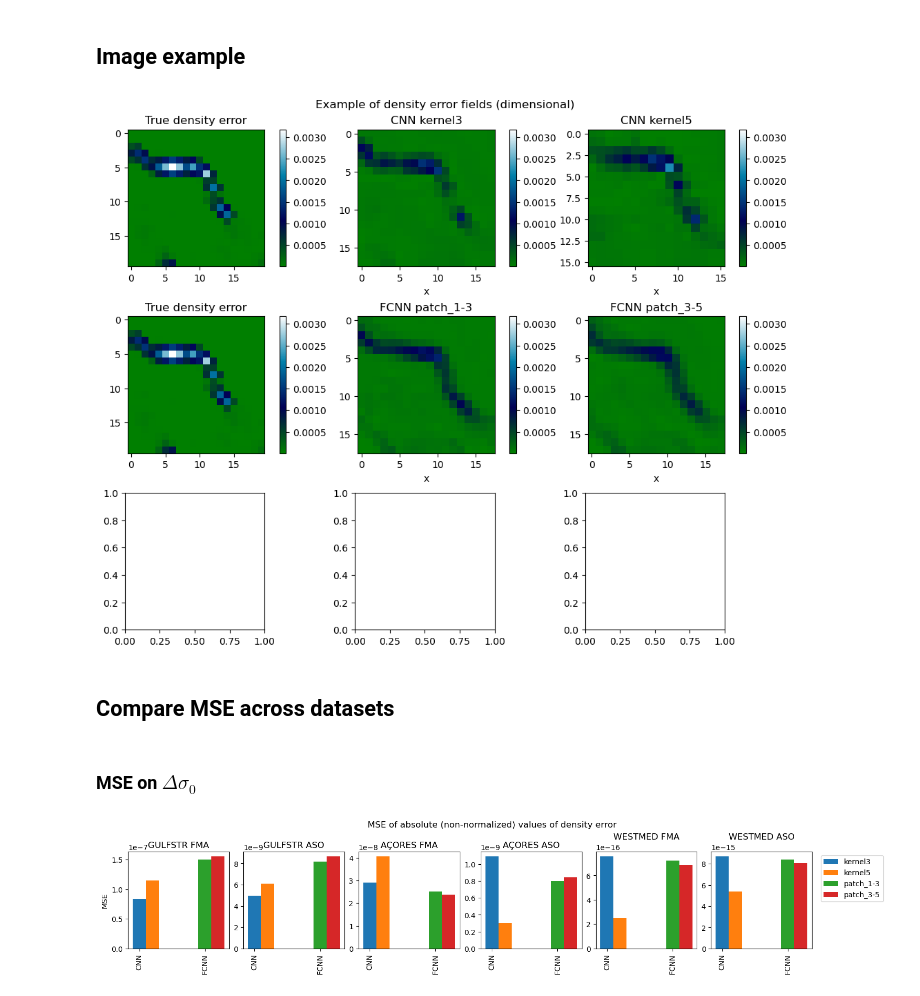
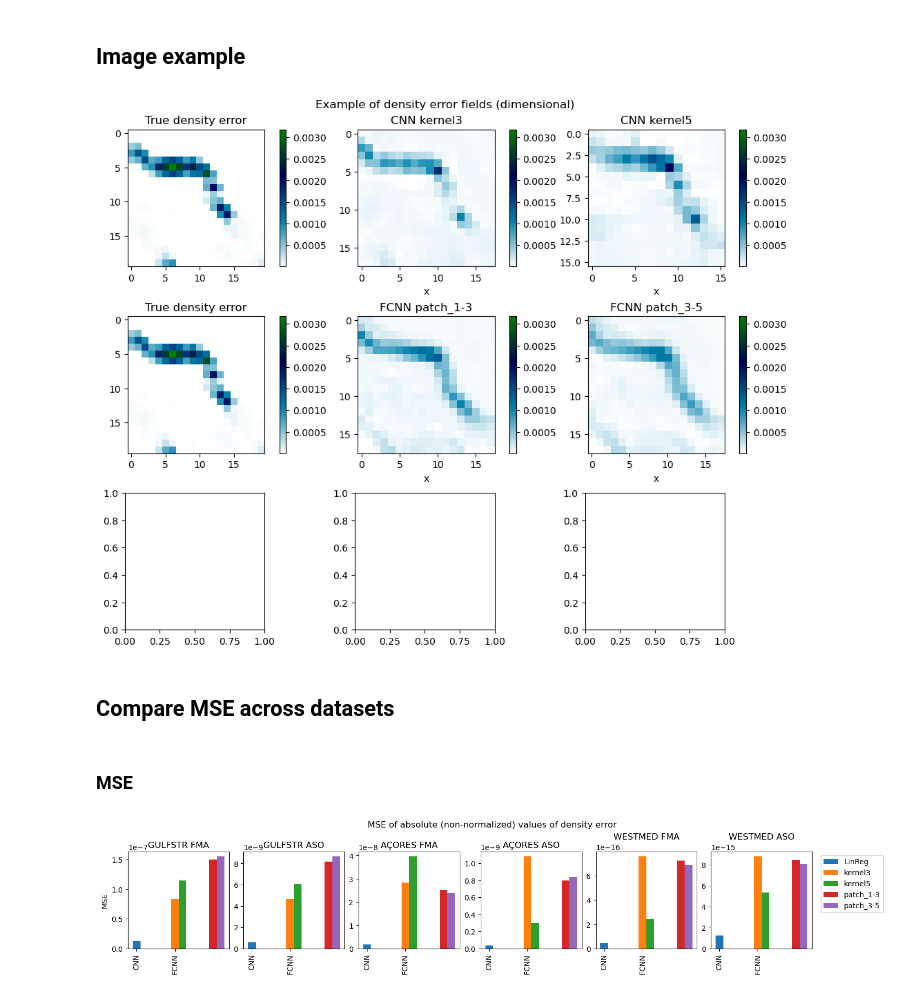
Before and after one commit to anastasiaGor/oceanDataNotebooks, a Jupyter notebook: density_ML/12-grad_based_loss.ipynb, the cells around one changed output. Cells and saved outputs as stored; diff of their text form; code cells hidden in the pictures.

```diff
--- a/density_ML/12-grad_based_loss.ipynb
+++ b/density_ML/12-grad_based_loss.ipynb
@@ -866,21 +855,21 @@ for exp_name in list_of_exps :
     exp[model_name][exp_name] = dict()
 # %%
 exp['CNN']['kernel3']['exp'] = Experiment(pl_class=CNN_Model_Class, \
-                      model=CNN(2,1,padding='valid', kernel_size=3).double(),\
+                      model=CNN(2,1, padding1='valid', kernel_size=3).double(),\
                       label='CNN', \
                       version_name='kernel3_batch4_grad_loss', \
-                      input_features={'normalized_sosstsst', 'normalized_rho_ct_ct'}, \
-                      target_features={'normalized_diff_sigma0_delta_sqr'},
+                      input_features=['normalized_sosstsst', 'normalized_rho_ct_ct'], \
+                      target_features=['normalized_diff_sigma0_delta_sqr'],
                       datamodule=datamodule,
                       max_epochs=50, \
                       limit_train_batches=1.0)
 # %%
 exp['CNN']['kernel5']['exp'] = Experiment(pl_class=CNN_Model_Class, \
-                      model=CNN(2,1,padding='valid', kernel_size=5).double(),\
+                      model=CNN(2, 1, padding1='valid', kernel_size=5).double(),\
                       label='CNN', \
                       version_name='kernel5_batch4_grad_loss', \
-                      input_features={'normalized_sosstsst', 'normalized_rho_ct_ct'}, \
-                      target_features={'normalized_diff_sigma0_delta_sqr'},
+                      input_features=['normalized_sosstsst', 'normalized_rho_ct_ct'], \
+                      target_features=['normalized_diff_sigma0_delta_sqr'],
                       datamodule=datamodule,
                       max_epochs=50, \
                       limit_train_batches=1.0)
@@ -955,0 +928,22 @@ Wall time: 11.9 µs
+# %%
+list_of_models = ['LinReg']
+# %%
+for i, model_name in enumerate(list_of_models) :
+    for j, exp_name in enumerate(list(exp[model_name].keys())) :
+        exp_dict = exp[model_name][exp_name]
+        model = exp_dict['exp'].NN
+        exp_dict['best_model'] = model.load_from_checkpoint(nnModel=model.nnModel, \
+                                                            checkpoint_path=exp_dict['exp'].get_checkpoint_path(), \
+                                                            **exp_dict['exp'].kwargs)
+        trainer = pl.Trainer(accelerator='gpu', devices=1)
+        print(model_name + ' ' + exp_name)
+        test_dict = trainer.test(exp_dict['best_model'], datamodule=test_datamodule)
+        exp_dict['loss_vs_dataset'] = dict()
+        exp_dict['loss_diffs_vs_dataset'] = dict()
+        for feature in ['sigma0_delta', 'normalized_sigma0_delta'] :
+            if 'loss_test_'+feature+'/dataloader_idx_0' in test_dict[0] :
+                exp_dict['loss_vs_dataset'][feature] = [test_dict[ds]['loss_test_'+feature+'/dataloader_idx_'+str(ds)] \
+                                                        for ds in range(len(data_dict))]
+            if 'loss_grad_test_'+feature+'/dataloader_idx_0' in test_dict[0] :
+                exp_dict['loss_diffs_vs_dataset'][feature] = [test_dict[ds]['loss_grad_test_'+feature+'/dataloader_idx_'+str(ds)] \
+                                                              for ds in range(len(data_dict))]
@@ -1067,25 +1085,25 @@ for i, model_name in enumerate(list_of_models) :
 # %%
 fig, ax = plt.subplots(ncols=3, nrows=3, figsize=(10,8), constrained_layout=True)
 fig.suptitle('Example of density error fields (dimensional)')
 
 for i, model_name in enumerate(list_of_models) :
-    img = ax[i,0].imshow(snapshot_true_error, cmap='ocean')
+    img = ax[i,0].imshow(snapshot_true_error, cmap='ocean_r')
     fig.colorbar(img, ax=ax[i,0])
     ax[i,0].set(title='True density error')
     color_min = img.colorbar.vmin
     color_max = img.colorbar.vmax
     for j, exp_name in enumerate(list(exp[model_name].keys())) :
         exp_dict = exp[model_name][exp_name]
-        img = ax[i,j+1].imshow(exp_dict['snapshot'], cmap='ocean', vmin=color_min, vmax=color_max)
+        img = ax[i,j+1].imshow(exp_dict['snapshot'], cmap='ocean_r', vmin=color_min, vmax=color_max)
         fig.colorbar(img, ax=ax[i,j+1])
         ax[i,j+1].set(title=model_name+' '+exp_name, xlabel='x')
 plt.show()
 # %% [output]
-[figure, old version]
+[figure, new version]
 # %% [markdown]
 ## Compare MSE across datasets
 # %% [markdown]
-### MSE on $\Delta \sigma_0$
+### MSE
 # %%
 fig, ax = plt.subplots(1, 6, constrained_layout=True, figsize=(15, 3.0))
 fig.suptitle('MSE of absolute (non-normalized) values of density error')
@@ -1095,12 +1113,14 @@ bar_width = 0.2
 feature = 'diff_sigma0_delta_sqr'
 
 for region in range(len(data_dict)) :
-    bar_counter = 0
+    ax[region].bar(0, exp['LinReg']['train_full']['loss_diffs_vs_dataset']['sigma0_delta'][region], \
+                   width=bar_width, color=list(mcolors.TABLEAU_COLORS.values())[0], label='LinReg')
+    bar_counter=1
     for i, model_name in enumerate(list_of_models) :
         for j, exp_name in enumerate(list(exp[model_name].keys())) :
             exp_dict = exp[model_name][exp_name]
             if (feature in exp_dict['loss_vs_dataset'].keys()) :
-                ax[region].bar(x[i]+j*bar_width, exp_dict['loss_vs_dataset'][feature][region], width=bar_width, color=list(mcolors.TABLEAU_COLORS.values())[bar_counter],\
+                ax[region].bar(1+x[i]+j*bar_width, exp_dict['loss_vs_dataset'][feature][region], width=bar_width, color=list(mcolors.TABLEAU_COLORS.values())[bar_counter],\
                               label=exp_name)
                 bar_counter+=1
     ax[region].set_xticks(x, xlabels, rotation='vertical')
@@ -1109,4 +1129,4 @@ ax[0].set(ylabel='MSE')
 ax[-1].legend(bbox_to_anchor=(1.05, 1), loc='upper left')
 plt.show()
 # %% [output]
-[figure, old version]
+[figure, new version]
```
Also changed, not shown: parts of 15 cells of this notebook.
